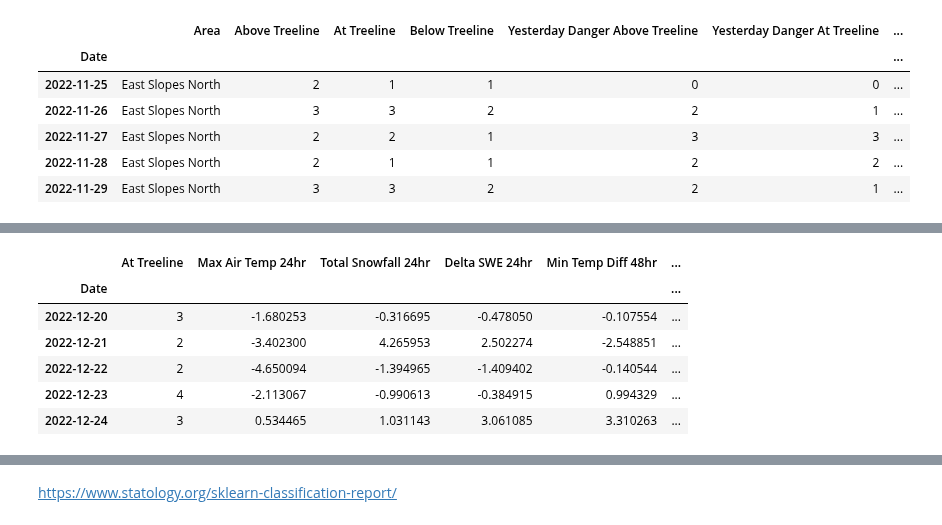
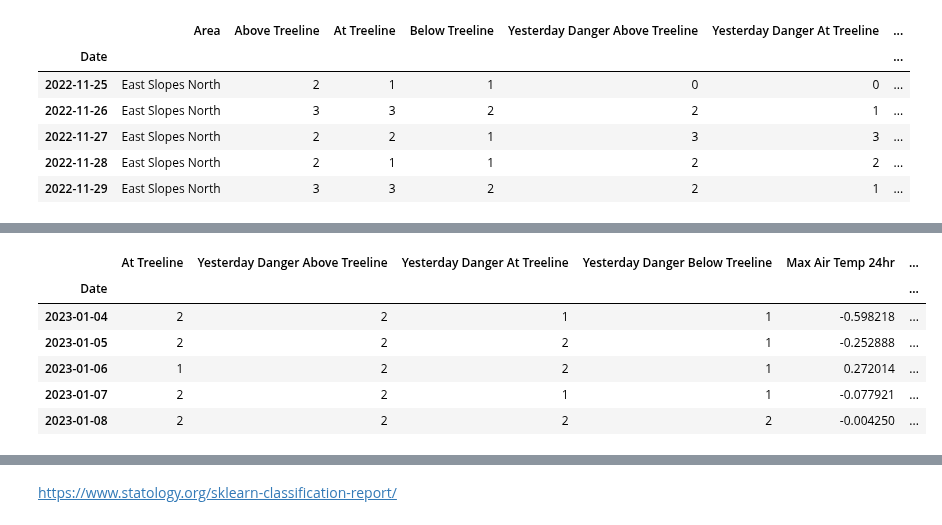
Before and after one commit to itsjpb/470-avalanche-prediction, a Jupyter notebook: jupyter/try_nn.ipynb, the cells around one changed output, grey strips where cells are left out. Cells and saved outputs as stored; diff of their text form; code cells hidden in the pictures.

```diff
--- a/jupyter/try_nn.ipynb
+++ b/jupyter/try_nn.ipynb
@@ -23,7 +23,7 @@ df.head()
 # %%
 df.drop('Area', axis=1, inplace=True)
 
-df.drop(['Yesterday Danger Above Treeline', 'Yesterday Danger At Treeline', 'Yesterday Danger Below Treeline'], inplace=True, axis=1)
+# df.drop(['Yesterday Danger Above Treeline', 'Yesterday Danger At Treeline', 'Yesterday Danger Below Treeline'], inplace=True, axis=1)
 
 df.drop(['Above Treeline', 'Below Treeline'], inplace=True, axis=1)
 # %%
@@ -37,11 +37,18 @@ scaled = scaler.transform(df.drop('At Treeline', axis=1))
 
 scaled_df = pd.DataFrame(scaled, columns=df.drop('At Treeline', axis=1).columns)
 
-df.drop(['Was High Winds 24hr', 'Was Heavy Snowfall 24hr'], axis=1, inplace=True)
+
+scaled_df.drop(['Was High Winds 24hr', 'Was Heavy Snowfall 24hr'], axis=1, inplace=True)
 
 # normalized_df=(df-df.mean())/df.std()
 normalized_df = df
 for col in normalized_df.columns:
-    if col != 'At Treeline':
+    if col not in (
+        'At Treeline',
+        'Yesterday Danger Above Treeline',
+        'Yesterday Danger At Treeline',
+        'Yesterday Danger Below Treeline'):
         normalized_df[col] = (df[col]-df[col].mean())/df[col].std()
 # normalized_df=(df-df.min())/(df.max()-df.min())
+
+normalized_df.drop(['Was High Winds 24hr', 'Was Heavy Snowfall 24hr'], axis=1, inplace=True)
@@ -48,10 +64,10 @@ for col in normalized_df.columns:
 # %%
-normalized_df.iloc[25:30]
+normalized_df.iloc[40:45]
 # %% [output]
-|  | At Treeline | Max Air Temp 24hr | Total Snowfall 24hr | Delta SWE 24hr | Min Temp Diff 48hr | ... |
+|  | At Treeline | Yesterday Danger Above Treeline | Yesterday Danger At Treeline | Yesterday Danger Below Treeline | Max Air Temp 24hr | ... |
 | Date |  |  |  |  |  | ... |
-| 2022-12-20 | 3 | -1.680253 | -0.316695 | -0.478050 | -0.107554 | ... |
-| 2022-12-21 | 2 | -3.402300 | 4.265953 | 2.502274 | -2.548851 | ... |
-| 2022-12-22 | 2 | -4.650094 | -1.394965 | -1.409402 | -0.140544 | ... |
-| 2022-12-23 | 4 | -2.113067 | -0.990613 | -0.384915 | 0.994329 | ... |
-| 2022-12-24 | 3 | 0.534465 | 1.031143 | 3.061085 | 3.310263 | ... |
+| 2023-01-04 | 2 | 2 | 1 | 1 | -0.598218 | ... |
+| 2023-01-05 | 2 | 2 | 2 | 1 | -0.252888 | ... |
+| 2023-01-06 | 1 | 2 | 2 | 1 | 0.272014 | ... |
+| 2023-01-07 | 2 | 2 | 1 | 1 | -0.077921 | ... |
+| 2023-01-08 | 2 | 2 | 2 | 2 | -0.004250 | ... |
```
Also changed, not shown: parts of 10 cells of this notebook.
